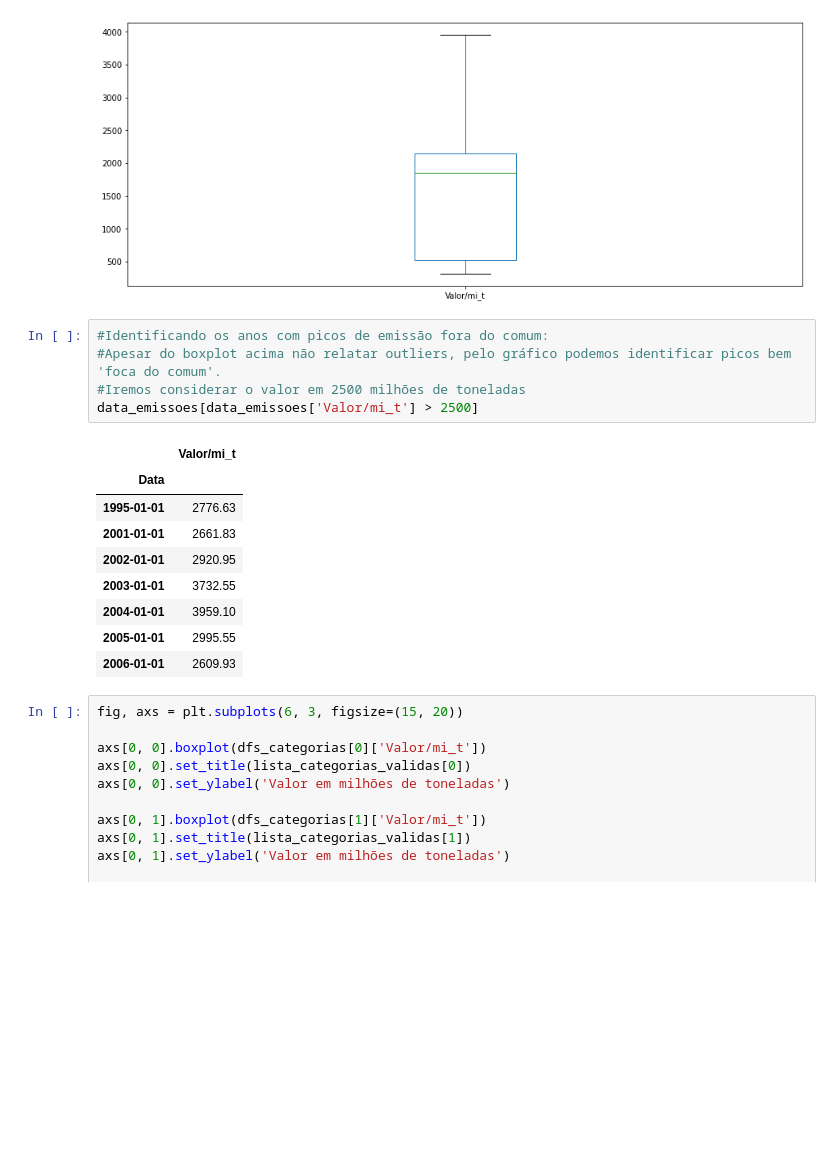
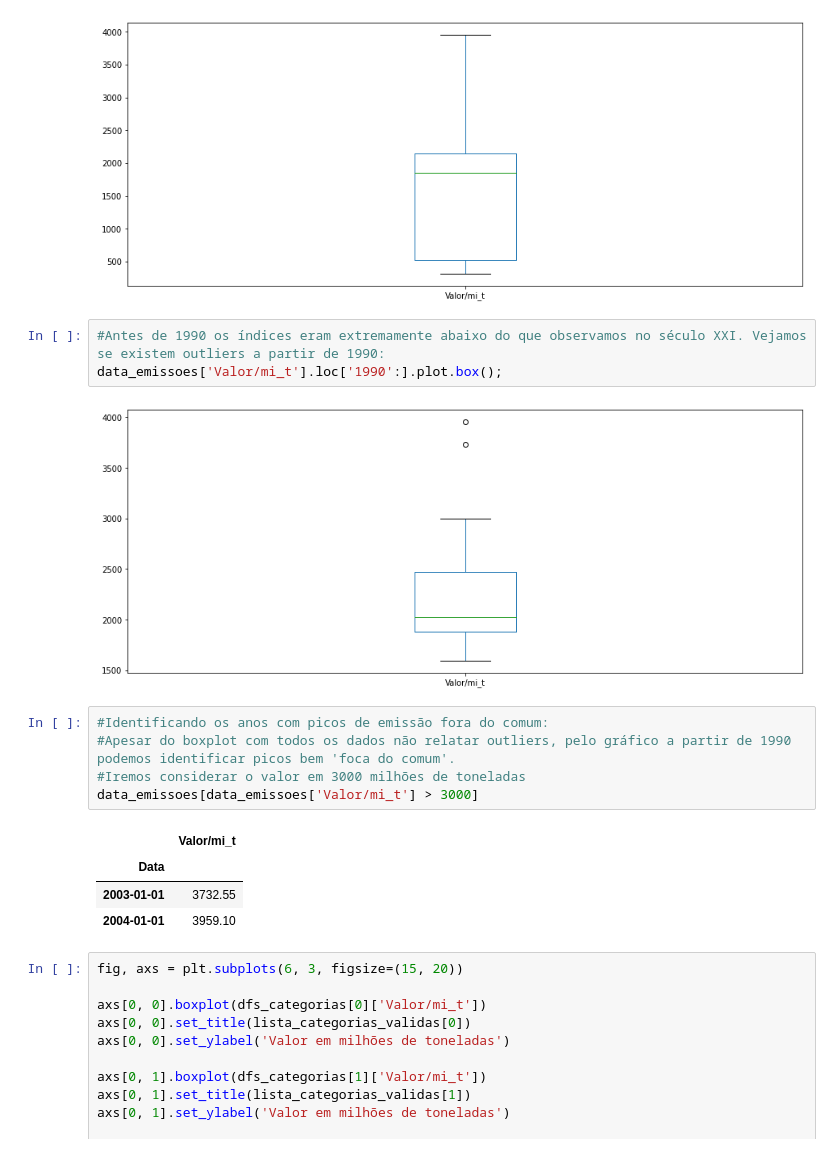
Before and after one commit to andrevcmelo/DataLearning, a Jupyter notebook: emissões_CO2.ipynb, the cells around one changed output. Drawn from its saved outputs; the diff is of its cells as text; blank space fills up the shorter version.

```diff
--- a/emissões_CO2.ipynb
+++ b/emissões_CO2.ipynb
@@ -323,21 +323,21 @@ plt.legend();
 data_emissoes['Valor/mi_t'].plot.box();
 # %% [output]
 [figure]
+# %%
+#Antes de 1990 os índices eram extremamente abaixo do que observamos no século XXI. Vejamos se existem outliers a partir de 1990:
+data_emissoes['Valor/mi_t'].loc['1990':].plot.box();
+# %% [output]
+[figure, added]
 # %%
 #Identificando os anos com picos de emissão fora do comum:
-#Apesar do boxplot acima não relatar outliers, pelo gráfico podemos identificar picos bem 'foca do comum'.
-#Iremos considerar o valor em 2500 milhões de toneladas
-data_emissoes[data_emissoes['Valor/mi_t'] > 2500]
+#Apesar do boxplot com todos os dados não relatar outliers, pelo gráfico a partir de 1990 podemos identificar picos bem 'foca do comum'.
+#Iremos considerar o valor em 3000 milhões de toneladas
+data_emissoes[data_emissoes['Valor/mi_t'] > 3000]
 # %% [output]
 |  | Valor/mi_t |
 | Data |  |
-| 1995-01-01 | 2776.63 |
-| 2001-01-01 | 2661.83 |
-| 2002-01-01 | 2920.95 |
 | 2003-01-01 | 3732.55 |
 | 2004-01-01 | 3959.10 |
-| 2005-01-01 | 2995.55 |
-| 2006-01-01 | 2609.93 |
 # %%
 fig, axs = plt.subplots(6, 3, figsize=(15, 20))
 
```
Also changed, not shown: parts of 12 cells of this notebook.
